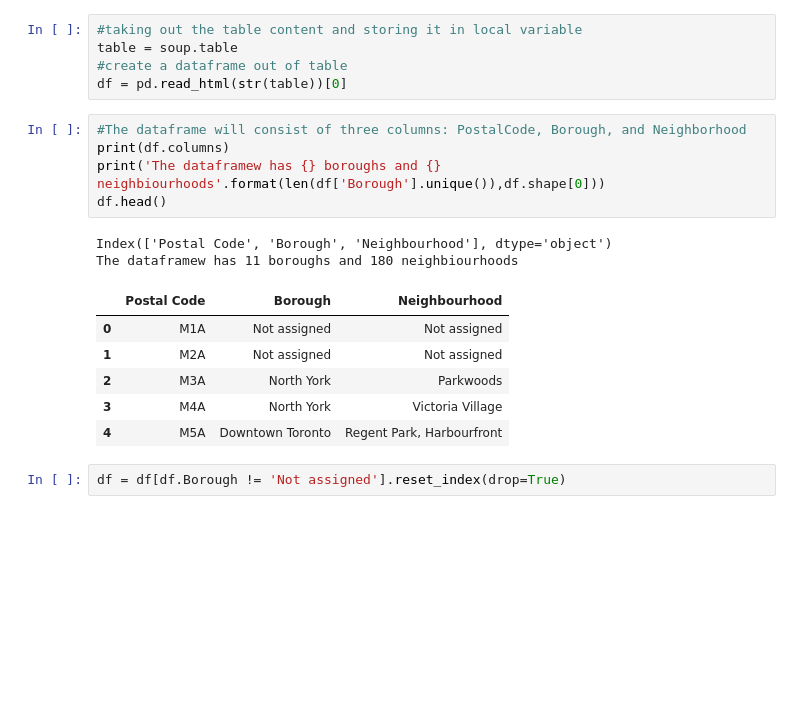
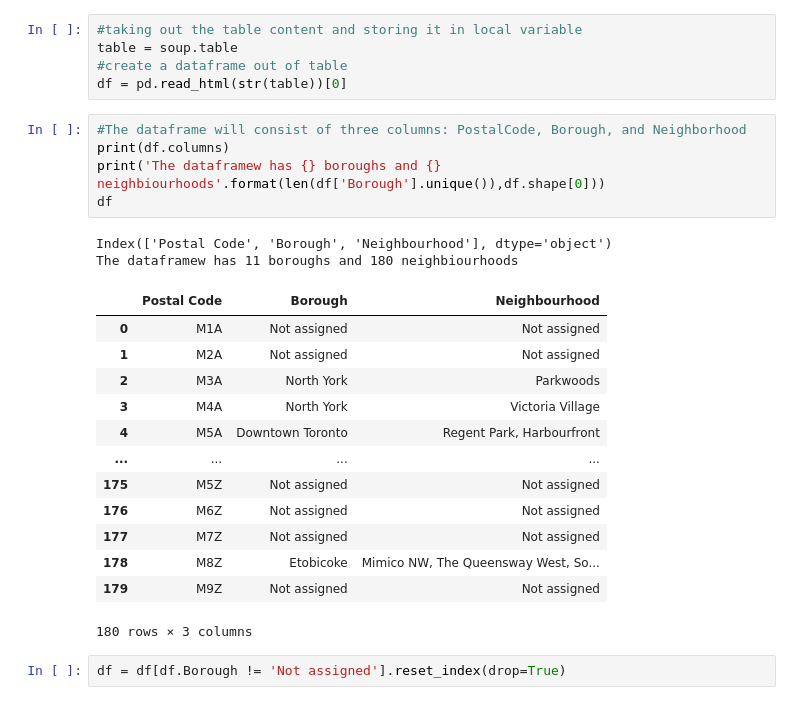
Before and after one commit to uditchoudhary/Applied-Data-Science-Capstone, a Jupyter notebook: Segmenting and Clustering Neighborhoods in Toronto.ipynb, the cells around one changed output. Cells and saved outputs as stored; diff of their text form; blank space fills up the shorter version.

```diff
--- a/Segmenting and Clustering Neighborhoods in Toronto.ipynb
+++ b/Segmenting and Clustering Neighborhoods in Toronto.ipynb
@@ -37,17 +62,24 @@ df = pd.read_html(str(table))[0]
 # %%
 #The dataframe will consist of three columns: PostalCode, Borough, and Neighborhood
 print(df.columns)
 print('The dataframew has {} boroughs and {} neighbiourhoods'.format(len(df['Borough'].unique()),df.shape[0]))
-df.head()
+df
 # %% [output]
 Index(['Postal Code', 'Borough', 'Neighbourhood'], dtype='object')
 The dataframew has 11 boroughs and 180 neighbiourhoods
 |  | Postal Code | Borough | Neighbourhood |
 | 0 | M1A | Not assigned | Not assigned |
 | 1 | M2A | Not assigned | Not assigned |
 | 2 | M3A | North York | Parkwoods |
 | 3 | M4A | North York | Victoria Village |
 | 4 | M5A | Downtown Toronto | Regent Park, Harbourfront |
+| ... | ... | ... | ... |
+| 175 | M5Z | Not assigned | Not assigned |
+| 176 | M6Z | Not assigned | Not assigned |
+| 177 | M7Z | Not assigned | Not assigned |
+| 178 | M8Z | Etobicoke | Mimico NW, The Queensway West, So... |
+| 179 | M9Z | Not assigned | Not assigned |
+180 rows × 3 columns
 # %%
 df = df[df.Borough != 'Not assigned'].reset_index(drop=True)
 # %%
```
Also changed, not shown: parts of 35 cells of this notebook.
